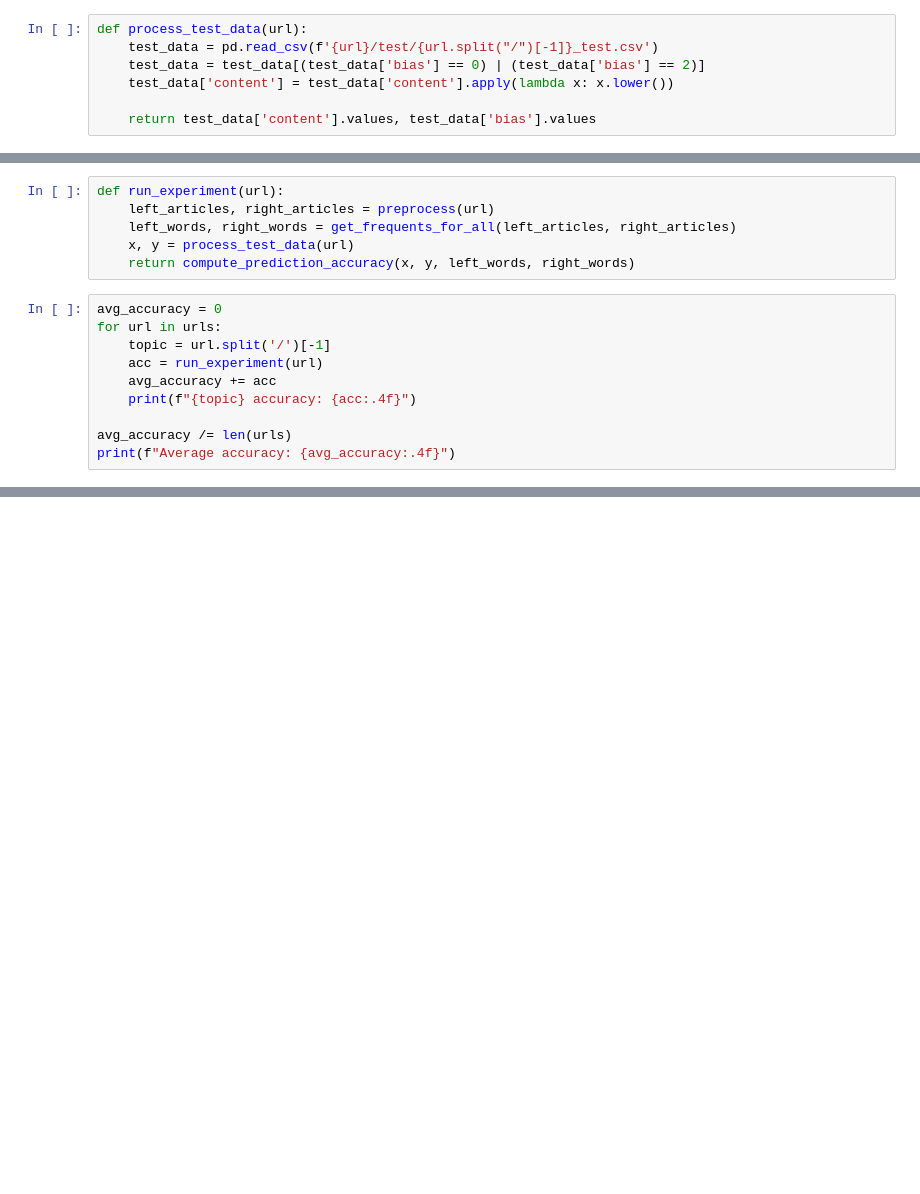
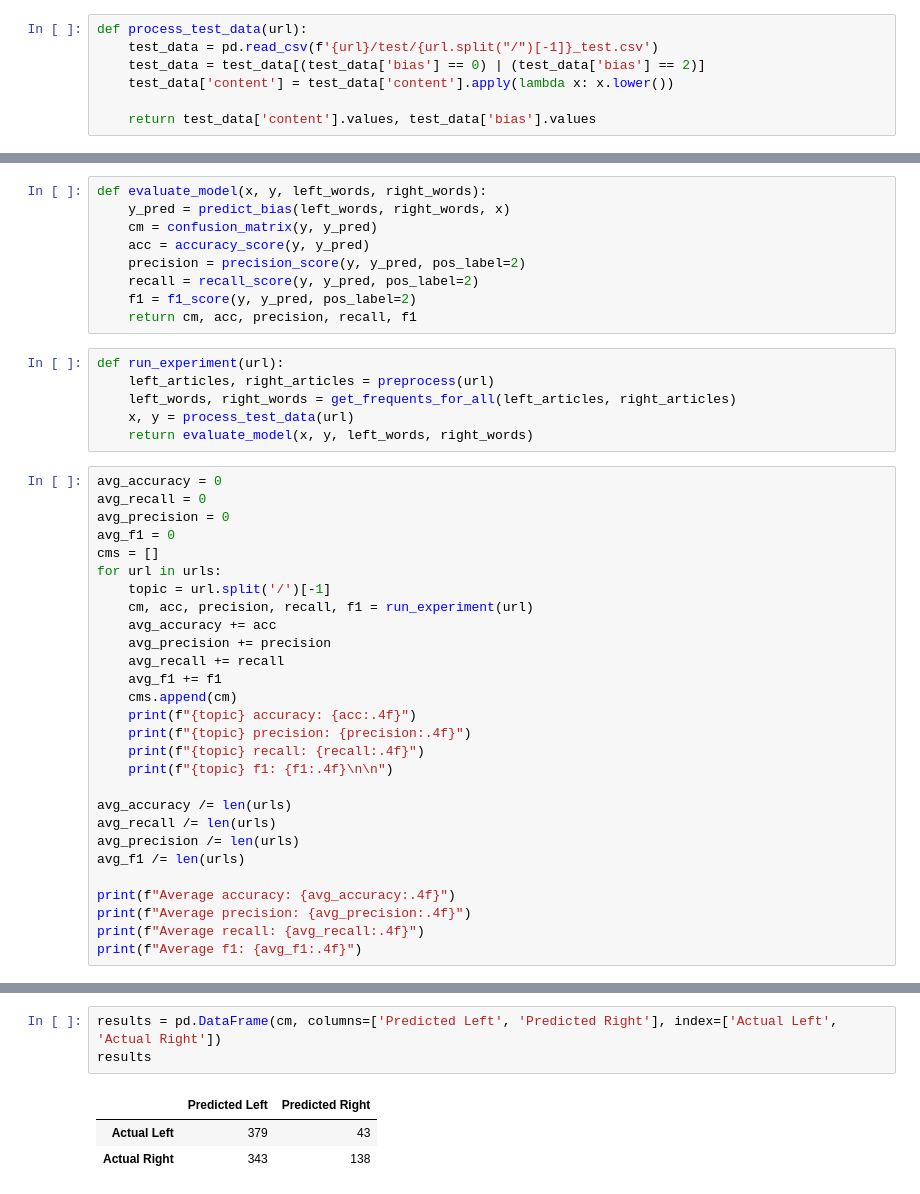
Before and after one commit to Wesley-Allen-01/CSCI4022_FinalProject, a Jupyter notebook: frequent_itemsets.ipynb, the cells around one changed output, grey strips where cells are left out. Cells and saved outputs as stored; diff of their text form; blank space fills up the shorter version.

Commit message:
computed averages for key metrics and total confusion matrix across top 5 categories

```diff
--- a/frequent_itemsets.ipynb
+++ b/frequent_itemsets.ipynb
@@ -194,18 +185,45 @@ def compute_prediction_accuracy(x, y, left_words, right_words):
+# %%
+def evaluate_model(x, y, left_words, right_words):
+    y_pred = predict_bias(left_words, right_words, x)
+    cm = confusion_matrix(y, y_pred)
+    acc = accuracy_score(y, y_pred)
+    precision = precision_score(y, y_pred, pos_label=2)
+    recall = recall_score(y, y_pred, pos_label=2)
+    f1 = f1_score(y, y_pred, pos_label=2)
+    return cm, acc, precision, recall, f1
 # %%
 def run_experiment(url):
     left_articles, right_articles = preprocess(url)
     left_words, right_words = get_frequents_for_all(left_articles, right_articles)
     x, y = process_test_data(url)
-    return compute_prediction_accuracy(x, y, left_words, right_words)
+    return evaluate_model(x, y, left_words, right_words)
 # %%
 avg_accuracy = 0
+avg_recall = 0
+avg_precision = 0
+avg_f1 = 0
+cms = []
 for url in urls:
     topic = url.split('/')[-1]
-    acc = run_experiment(url)
+    cm, acc, precision, recall, f1 = run_experiment(url)
     avg_accuracy += acc
+    avg_precision += precision
+    avg_recall += recall
+    avg_f1 += f1
+    cms.append(cm)
     print(f"{topic} accuracy: {acc:.4f}")
+    print(f"{topic} precision: {precision:.4f}")
+    print(f"{topic} recall: {recall:.4f}")
+    print(f"{topic} f1: {f1:.4f}\n\n")
 
 avg_accuracy /= len(urls)
+avg_recall /= len(urls)
+avg_precision /= len(urls)
+avg_f1 /= len(urls)
+
 print(f"Average accuracy: {avg_accuracy:.4f}")
+print(f"Average precision: {avg_precision:.4f}")
+print(f"Average recall: {avg_recall:.4f}")
+print(f"Average f1: {avg_f1:.4f}")
 # %% [output]
 elections accuracy: 0.5685
@@ -216,0 +246,7 @@ Average accuracy: 0.5343
+# %%
+results = pd.DataFrame(cm, columns=['Predicted Left', 'Predicted Right'], index=['Actual Left', 'Actual Right'])
+results
+# %% [output]
+|  | Predicted Left | Predicted Right |
+| Actual Left | 379 | 43 |
+| Actual Right | 343 | 138 |
```
Also changed, not shown: parts of 9 cells of this notebook.
